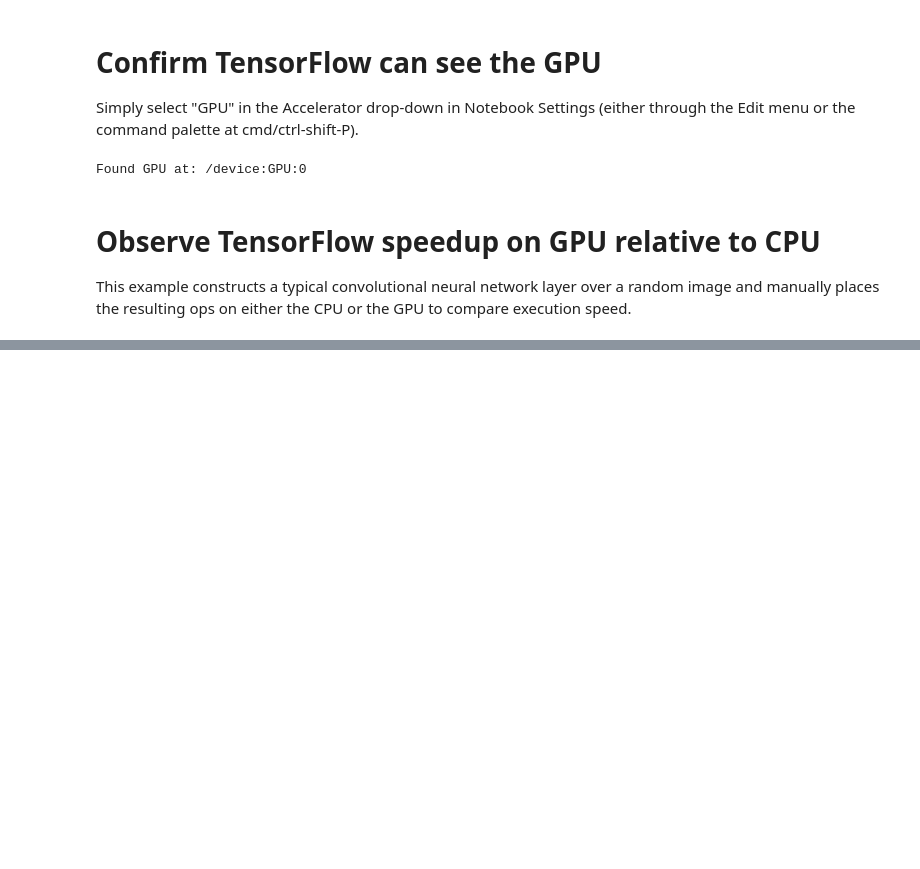
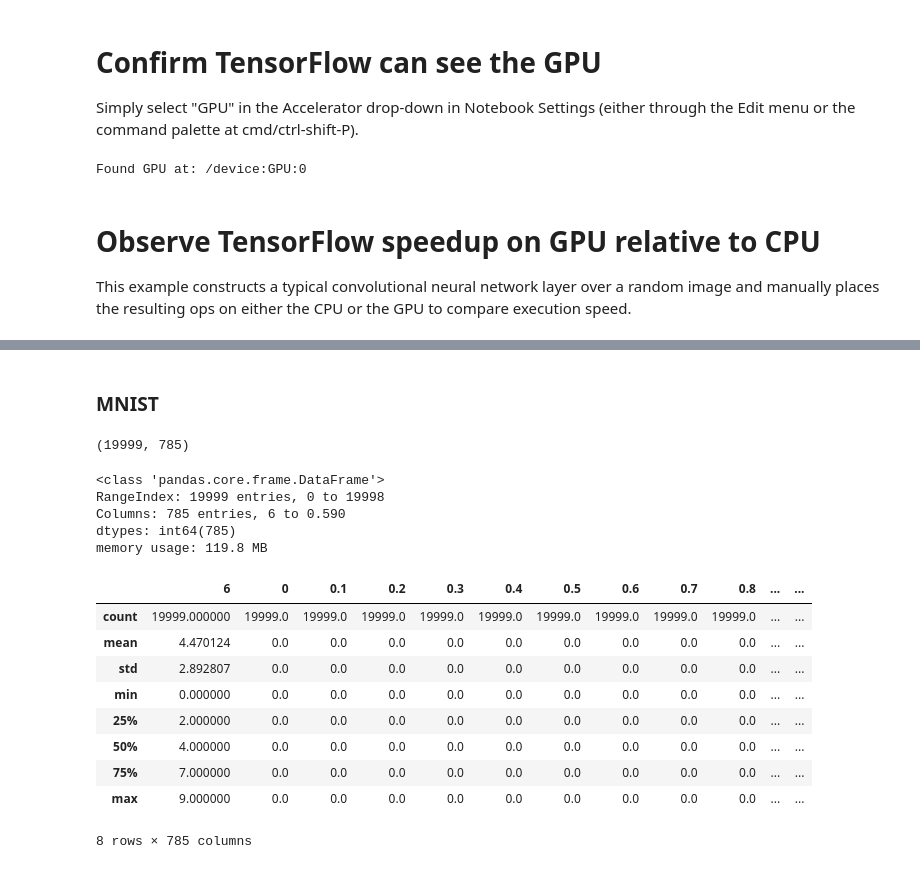
Before and after one commit to InonS/Open-GPGPU-ANN, a Jupyter notebook: Google_Colaboratory_TensorFlow_with_GPU.ipynb, the cells around one changed output, grey strips where cells are left out. Saved outputs shown, nothing was run; the diff lists cells and outputs as text; code cells hidden in the pictures; blank space fills up the shorter version.

```diff
--- a/Google_Colaboratory_TensorFlow_with_GPU.ipynb
+++ b/Google_Colaboratory_TensorFlow_with_GPU.ipynb
@@ -75,0 +139,28 @@ GPU speedup over CPU: 45x
+# %% [markdown]
+### MNIST
+# %%
+from pandas import read_csv
+
+mnist_train_small = read_csv("sample_data/mnist_train_small.csv", index_col=False)
+mnist_train_small.shape
+# %% [output]
+(19999, 785)
+# %%
+mnist_train_small.info()
+mnist_train_small.describe()
+# %% [output]
+<class 'pandas.core.frame.DataFrame'>
+RangeIndex: 19999 entries, 0 to 19998
+Columns: 785 entries, 6 to 0.590
+dtypes: int64(785)
+memory usage: 119.8 MB
+|  | 6 | 0 | 0.1 | 0.2 | 0.3 | 0.4 | 0.5 | 0.6 | 0.7 | 0.8 | ... | ... |
+| count | 19999.000000 | 19999.0 | 19999.0 | 19999.0 | 19999.0 | 19999.0 | 19999.0 | 19999.0 | 19999.0 | 19999.0 | ... | ... |
+| mean | 4.470124 | 0.0 | 0.0 | 0.0 | 0.0 | 0.0 | 0.0 | 0.0 | 0.0 | 0.0 | ... | ... |
+| std | 2.892807 | 0.0 | 0.0 | 0.0 | 0.0 | 0.0 | 0.0 | 0.0 | 0.0 | 0.0 | ... | ... |
+| min | 0.000000 | 0.0 | 0.0 | 0.0 | 0.0 | 0.0 | 0.0 | 0.0 | 0.0 | 0.0 | ... | ... |
+| 25% | 2.000000 | 0.0 | 0.0 | 0.0 | 0.0 | 0.0 | 0.0 | 0.0 | 0.0 | 0.0 | ... | ... |
+| 50% | 4.000000 | 0.0 | 0.0 | 0.0 | 0.0 | 0.0 | 0.0 | 0.0 | 0.0 | 0.0 | ... | ... |
+| 75% | 7.000000 | 0.0 | 0.0 | 0.0 | 0.0 | 0.0 | 0.0 | 0.0 | 0.0 | 0.0 | ... | ... |
+| max | 9.000000 | 0.0 | 0.0 | 0.0 | 0.0 | 0.0 | 0.0 | 0.0 | 0.0 | 0.0 | ... | ... |
+8 rows × 785 columns
```
Also changed, not shown: parts of 32 cells of this notebook.
